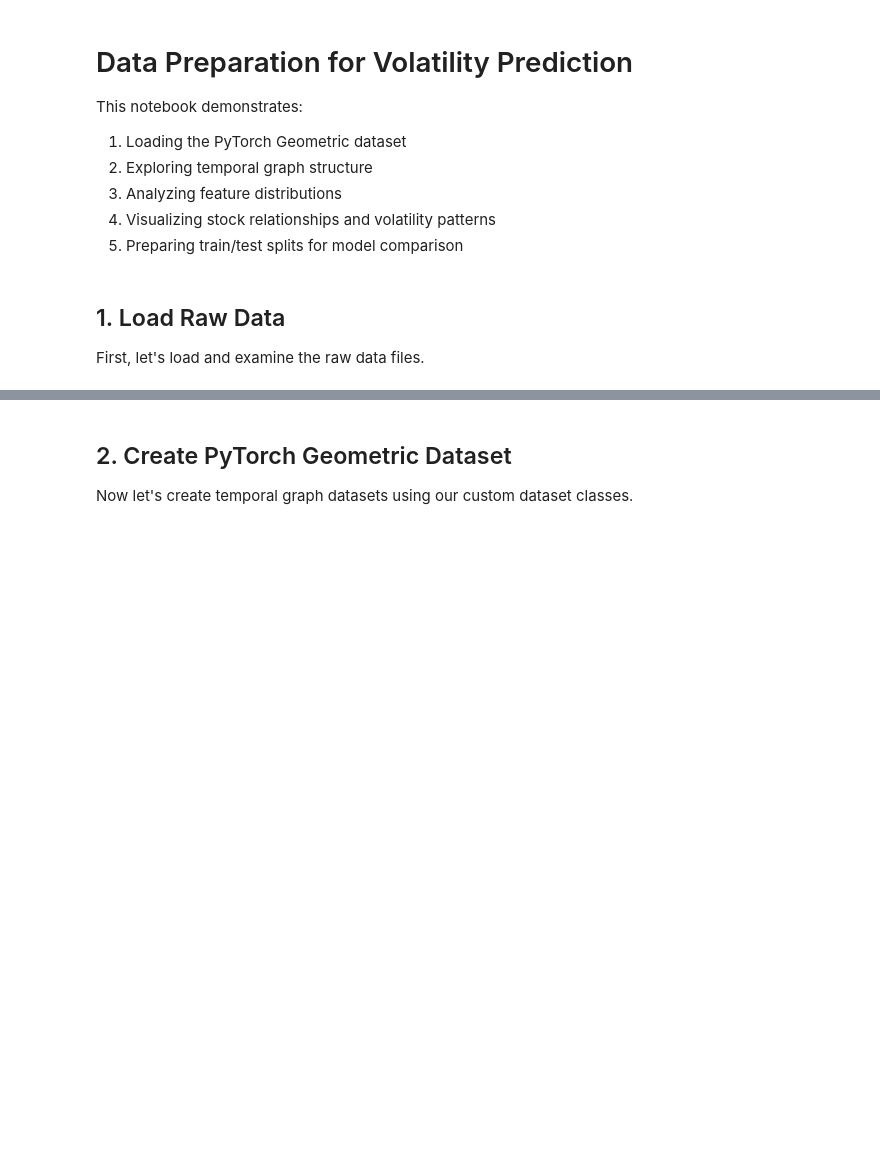
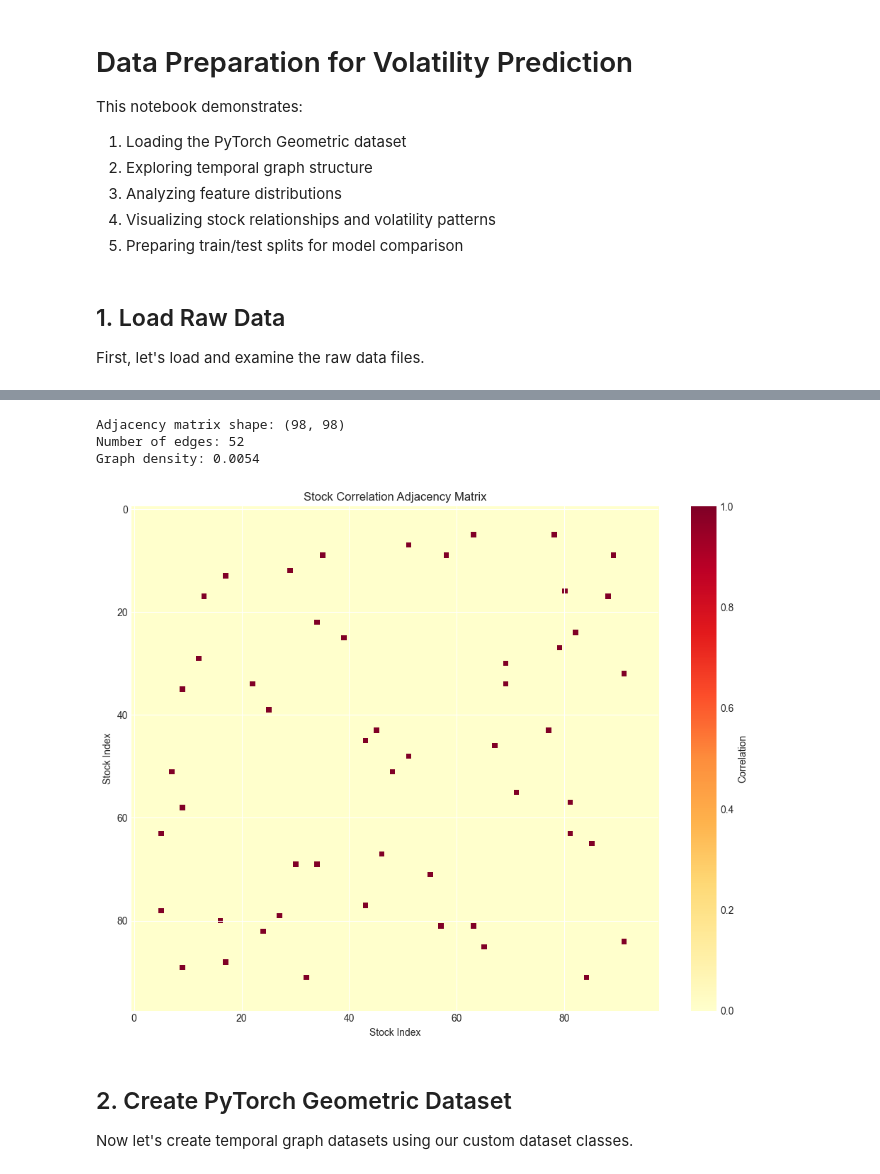
Before and after one commit to 23070601/NCKH, a Jupyter notebook: notebooks/2_data_preparation.ipynb, the cells around one changed output, grey strips where cells are left out. Saved outputs shown, nothing was run; the diff lists cells and outputs as text; code cells hidden in the pictures; blank space fills up the shorter version.

```diff
--- a/notebooks/2_data_preparation.ipynb
+++ b/notebooks/2_data_preparation.ipynb
@@ -43,19 +62,24 @@ values.head(10)
 # %%
 # Load adjacency matrix
-adj = np.load('../data/adj.npy')
+adj = np.load('../data/raw/adj.npy')
 print(f"Adjacency matrix shape: {adj.shape}")
 print(f"Number of edges: {np.count_nonzero(adj)}")
 print(f"Graph density: {np.count_nonzero(adj) / (adj.shape[0] * adj.shape[1]):.4f}")
 
 # Visualize adjacency matrix
 plt.figure(figsize=(10, 8))
 plt.imshow(adj, cmap='YlOrRd', aspect='auto')
 plt.colorbar(label='Correlation')
 plt.title('Stock Correlation Adjacency Matrix')
 plt.xlabel('Stock Index')
 plt.ylabel('Stock Index')
 plt.tight_layout()
 plt.show()
+# %% [output]
+Adjacency matrix shape: (98, 98)
+Number of edges: 52
+Graph density: 0.0054
+[figure, added]
 # %% [markdown]
 ## 2. Create PyTorch Geometric Dataset
 
```
Also changed, not shown: parts of 11 cells of this notebook, 17 other files.
